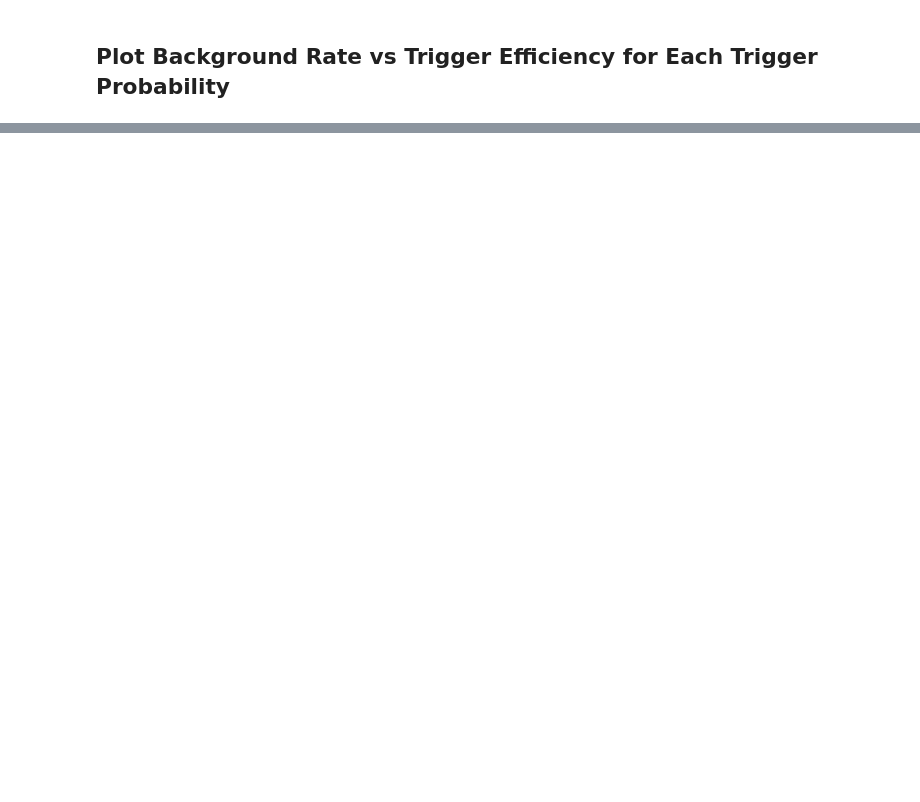
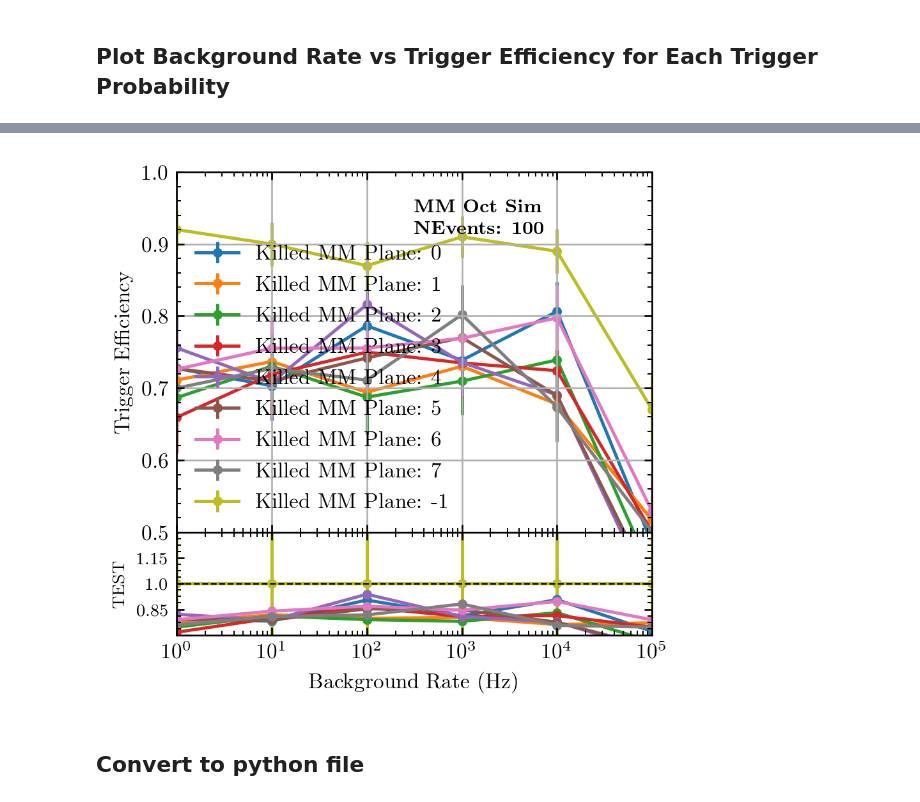
Before and after one commit to annmwang/oct_sim, a Jupyter notebook: oct_sim_analysis/EfficiencyPlots.ipynb, the cells around one changed output, grey strips where cells are left out. Saved outputs shown, nothing was run; the diff lists cells and outputs as text; code cells hidden in the pictures; blank space fills up the shorter version.

```diff
--- a/oct_sim_analysis/EfficiencyPlots.ipynb
+++ b/oct_sim_analysis/EfficiencyPlots.ipynb
@@ -199,0 +288,18 @@ plt.show()
+# %%
+# Sort the data based on index of killed mm
+killed_mm = {}
+kill_eff = 0.3
+for job in data:
+    mm_indx = -1
+    try:
+        mm_indx = job['mmEffs'].index(kill_eff)
+    except:
+        if job['mmEffs'][0] != 1: continue
+        print(job['mmEffs'])
+    if mm_indx not in killed_mm.keys():
+        killed_mm[mm_indx] = {'BkgRates':[],
+                              'TrigEffs':[],
+                              'TrigEff_errs':[]}
+    killed_mm[mm_indx]['BkgRates'].append(np.array(job['bkgRate']))
+    killed_mm[mm_indx]['TrigEffs'].append(np.array(job['trigEff']))
+    killed_mm[mm_indx]['TrigEff_errs'].append(np.array(job['trigEff_err']))
@@ -200,3 +321,43 @@ plt.show()
+# %%
+fig, [ax0, ax1] = modplot.axes(**ob)
+# additional axis settings
+# ax0.set_yscale('log')
+ax0.set_xscale('log')
+ax0.grid()
+ax1.set_xscale('log')
+
+for key in killed_mm.keys():
+
+    ratio = np.array(killed_mm[key]['TrigEffs'])/np.array(killed_mm[-1]['TrigEffs'])
+    ratio_errs = np.array(killed_mm[key]['TrigEff_errs'])/np.array(killed_mm[-1]['TrigEff_errs'])
+
+    # plot the distribution
+    ax0.errorbar(killed_mm[key]['BkgRates'],killed_mm[key]['TrigEffs'],yerr=killed_mm[key]['TrigEff_errs'], label='Killed MM Plane: {}'.format(key), **histStyle)
+    ax1.errorbar(killed_mm[key]['BkgRates'],
+                 ratio,
+                 yerr=ratio_errs,
+                 label='Killed MM Plane: {}'.format(key),
+                 **histStyle)
+ax1.plot(ob['xlim'], [1, 1], '--', color='black', lw=0.75)
+# legend style and ordering
+loc, ncol = ob.get('legend_loc', 'upper right'), ob.get('legend_ncol', 1)
+order = range(len(killed_mm.keys()))
+
+# plot the legend
+ax0.legend(**legend_opts)
+
+# stamp to put on the plots
+modplot.stamp(*ob['stamp_xy'], delta_y=0.06, ax=ax0,
+              line_0=r'\textbf{MM Oct Sim}',
+              line_1=r'\textbf{NEvents: %i}'%(data[0]['nEvent'])
+             )
+
+fig.savefig('TrigEff_BkgRate_MMKillIndex.pdf', bbox_inches='tight')
+plt.show()
+# %% [output]
+[figure, added]
+# %% [markdown]
+## Convert to python file
 # %%
 # Convert notebook into python file
 !jupyter nbconvert --to python 'EfficiencyPlots.ipynb'
```
Also changed, not shown: parts of 19 cells of this notebook.
